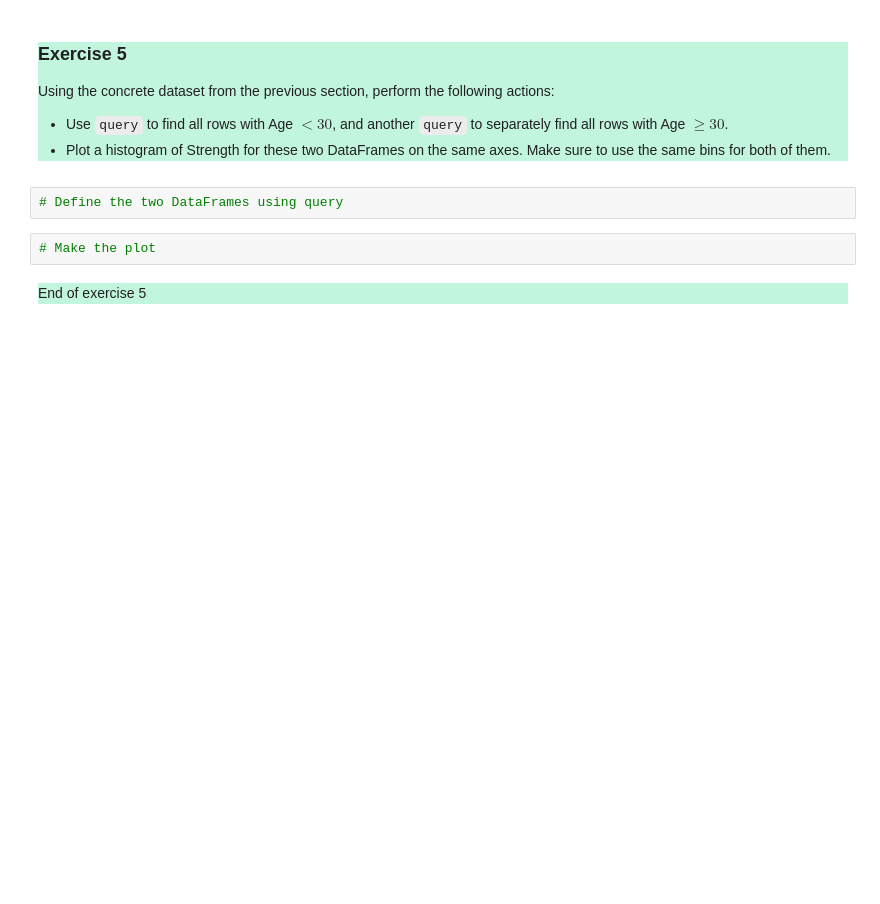
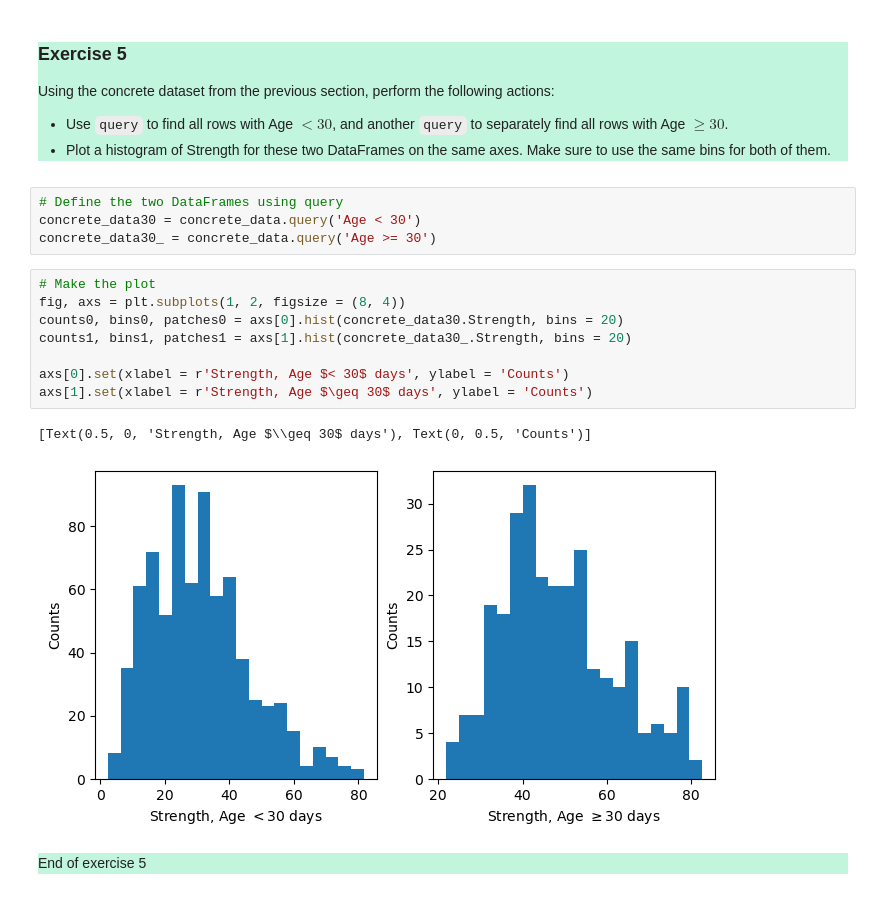
Before and after one commit to lizziewitt/DSML, a Jupyter notebook: week01/Week_01_data_handling.ipynb, the cells around one changed output. Cells and saved outputs as stored; diff of their text form; blank space fills up the shorter version.

```diff
--- a/week01/Week_01_data_handling.ipynb
+++ b/week01/Week_01_data_handling.ipynb
@@ -768,8 +1060,19 @@ Using the concrete dataset from the previous section, perform the following acti
 * Plot a histogram of Strength for these two DataFrames on the same axes. Make sure to use the same bins for both of them.
 # %%
 # Define the two DataFrames using query
+concrete_data30 = concrete_data.query('Age < 30')
+concrete_data30_ = concrete_data.query('Age >= 30')
-# %%
-# Make the plot
+# %%
+# Make the plot
+fig, axs = plt.subplots(1, 2, figsize = (8, 4))
+counts0, bins0, patches0 = axs[0].hist(concrete_data30.Strength, bins = 20)
+counts1, bins1, patches1 = axs[1].hist(concrete_data30_.Strength, bins = 20)
+
+axs[0].set(xlabel = r'Strength, Age $< 30$ days', ylabel = 'Counts')
+axs[1].set(xlabel = r'Strength, Age $\geq 30$ days', ylabel = 'Counts')
+# %% [output]
+[Text(0.5, 0, 'Strength, Age $\\geq 30$ days'), Text(0, 0.5, 'Counts')]
+[figure, added]
 # %% [markdown]
 <div style="background-color:#C2F5DD">
 
```
Also changed, not shown: parts of 41 cells of this notebook.
